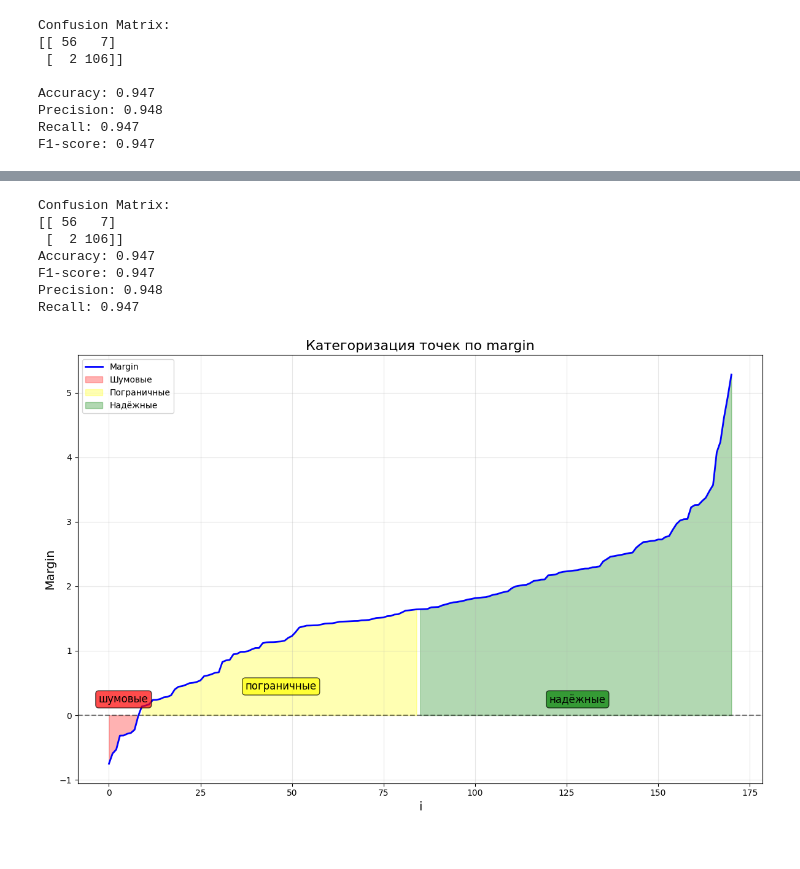
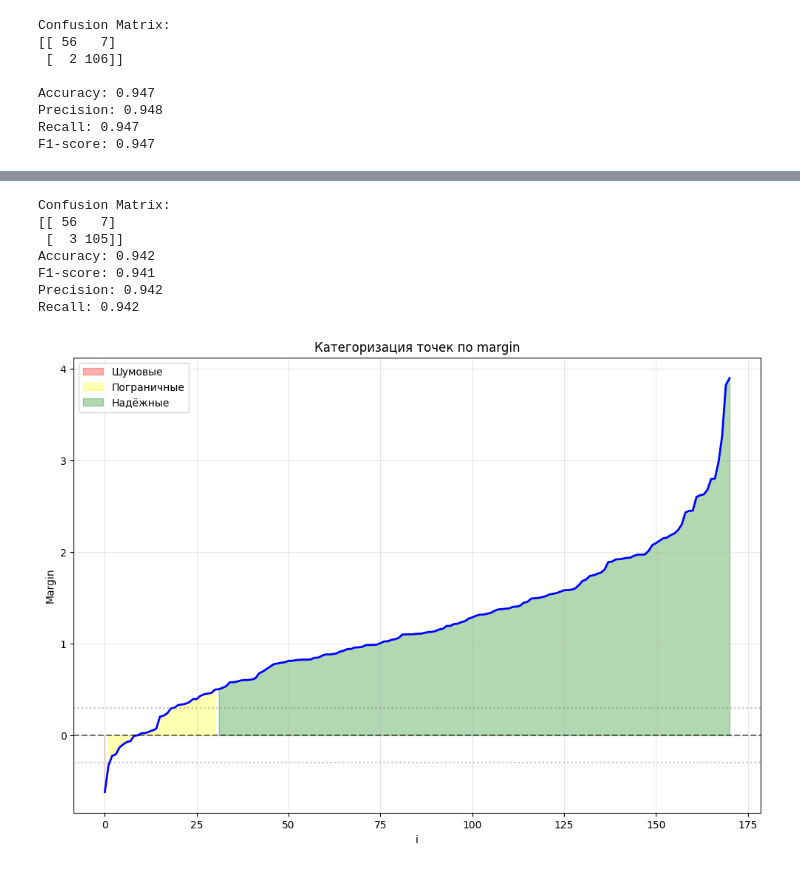
Before and after one commit to itmo-mla/fall-2025, a Jupyter notebook: students/zinatulin-av/lab1/notebook.ipynb, the cells around one changed output, grey strips where cells are left out. Saved outputs shown, nothing was run; the diff lists cells and outputs as text; code cells hidden in the pictures.

```diff
--- a/students/zinatulin-av/lab1/notebook.ipynb
+++ b/students/zinatulin-av/lab1/notebook.ipynb
@@ -84,11 +81,15 @@ model = SGDClassifier(
     loss='log_loss',
     penalty='l2',
     alpha=0.01,
-    max_iter=1000,
+    max_iter=1,
+    tol=None,
     random_state=42
 )
 
-model.fit(X_train, y_train)
+n_epochs = 1000
+for epoch in range(n_epochs):
+    model.partial_fit(X_train, y_train, classes=np.unique(y_train))
+
 y_pred = model.predict(X_test)
 
 print("Confusion Matrix:")
@@ -110,18 +111,21 @@ F1-score: 0.947
 # %%
 import matplotlib.pyplot as plt
 from source.sgd_classifier import SimpleSGDClassifier
-from source.optimizers import SGDOptimizer
+from source.optimizers import NAGOptimizer, MomentumOptimizer, SGDOptimizer
 
 class LossTracker:
     def __init__(self):
         self.losses = []
+        self.test_losses = []
 
     def callback(self, Q):
+        if len(self.losses) % 100 == 0:
+            test_margin = y_test * (np.hstack([X_test, np.ones((X_test.shape[0], 1))]) @ sgd.w)
+            test_loss = sgd.loss.loss(test_margin).sum() / len(X_test)
+            self.test_losses.append(test_loss)
         self.losses.append(Q)
 
 sgd = SimpleSGDClassifier(optimizer=SGDOptimizer(), weight_init="corr")
 tracker = LossTracker()
 
 sgd.fit(X_train, y_train, tracker.callback)
-plt.plot(tracker.losses)
-plt.show()
@@ -149,56 +167,48 @@ print(f"Recall: {recall:.3f}")
 # %% [output]
 Confusion Matrix:
 [[ 56   7]
- [  2 106]]
-Accuracy: 0.947
-F1-score: 0.947
-Precision: 0.948
-Recall: 0.947
+ [  3 105]]
+Accuracy: 0.942
+F1-score: 0.941
+Precision: 0.942
+Recall: 0.942
 # %%
-margins = y_test * (X_test @ sgd.w + sgd.w0)
-
+margins = y_test * (np.hstack([X_test, np.ones((X_test.shape[0], 1))]) @ sgd.w)
 sorted_indices = np.argsort(margins)
 sorted_margins = margins[sorted_indices]
 
 plt.figure(figsize=(12, 8))
-
-plt.plot(range(len(sorted_margins)), sorted_margins, 'b-', linewidth=2, label='Margin')
+plt.plot(range(len(sorted_margins)), sorted_margins, 'b-', linewidth=2)
 
 n_points = len(sorted_margins)
-noisy_end = np.where(sorted_margins >= 0)[0][0] if np.any(sorted_margins >= 0) else n_points
-borderline_end = int(0.5 * n_points)
-
 x_range = np.arange(n_points)
 
-if noisy_end > 0:
-    plt.fill_between(x_range[:noisy_end], sorted_margins[:noisy_end], 0,
+threshold = 0.5
+noisy_mask = sorted_margins < -threshold
+borderline_mask = (sorted_margins >= -threshold) & (sorted_margins <= threshold)
+reliable_mask = sorted_margins > threshold
+
+if np.any(noisy_mask):
+    plt.fill_between(x_range[noisy_mask], sorted_margins[noisy_mask], 0,
                      color='red', alpha=0.3, label='Шумовые')
-    plt.text(noisy_end//2, 0.2, 'шумовые', fontsize=12, ha='center',
-             bbox=dict(boxstyle="round,pad=0.3", facecolor='red', alpha=0.7))
 
-if noisy_end < borderline_end:
-    plt.fill_between(x_range[noisy_end:borderline_end],
-                     sorted_margins[noisy_end:borderline_end], 0,
+if np.any(borderline_mask):
+    plt.fill_between(x_range[borderline_mask], sorted_margins[borderline_mask], 0,
                      color='yellow', alpha=0.3, label='Пограничные')
-    plt.text((noisy_end + borderline_end)//2, 0.4, 'пограничные', fontsize=12, ha='center',
-             bbox=dict(boxstyle="round,pad=0.3", facecolor='yellow', alpha=0.7))
 
-if borderline_end < n_points:
-    plt.fill_between(x_range[borderline_end:],
-                     sorted_margins[borderline_end:], 0,
+if np.any(reliable_mask):
+    plt.fill_between(x_range[reliable_mask], sorted_margins[reliable_mask], 0,
                      color='green', alpha=0.3, label='Надёжные')
-    plt.text((borderline_end + n_points)//2, 0.2, 'надёжные', fontsize=12, ha='center',
-             bbox=dict(boxstyle="round,pad=0.3", facecolor='green', alpha=0.7))
-
-plt.xlabel('i', fontsize=14)
-plt.ylabel('Margin', fontsize=14)
-plt.title('Категоризация точек по margin', fontsize=16)
-plt.grid(True, alpha=0.3)
-plt.legend()
 
 plt.axhline(y=0, color='black', linestyle='--', alpha=0.5)
+plt.axhline(y=0.3, color='gray', linestyle=':', alpha=0.5)
+plt.axhline(y=-0.3, color='gray', linestyle=':', alpha=0.5)
 
-plt.tight_layout()
+plt.xlabel('i')
+plt.ylabel('Margin')
+plt.title('Категоризация точек по margin')
+plt.legend()
+plt.grid(True, alpha=0.3)
 plt.show()
 # %% [output]
-[figure, old version]
+[figure, new version]
```
Also changed, not shown: parts of 4 cells of this notebook, 6 other files.
